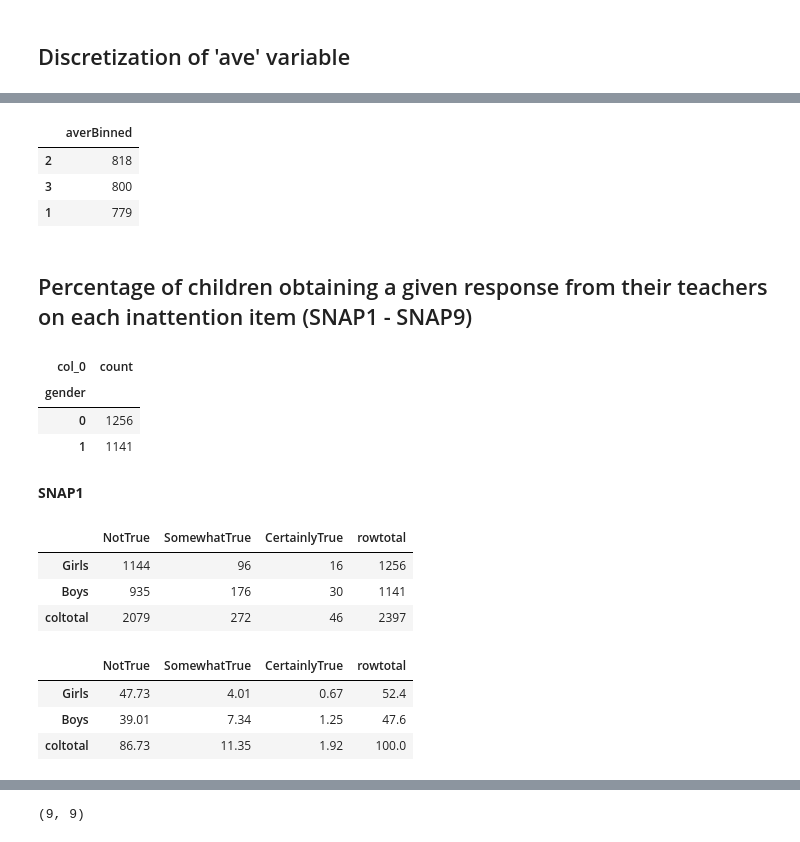
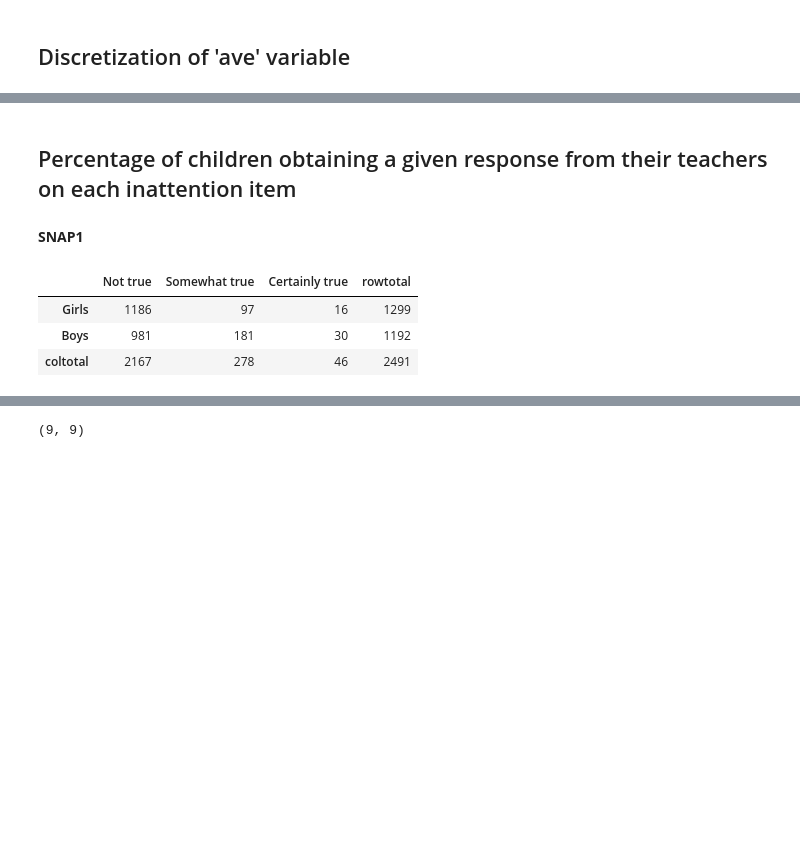
Before and after one commit to arvidl/inattention-populationsample, a Jupyter notebook: notebooks/prediction.ipynb, the cells around one changed output, grey strips where cells are left out. Cells and saved outputs as stored; diff of their text form; code cells hidden in the pictures; blank space fills up the shorter version.

```diff
--- a/notebooks/prediction.ipynb
+++ b/notebooks/prediction.ipynb
@@ -175,0 +274,3 @@ dfD3.head()
+# %%
+df['SNAP1'] = df_no_miss['SNAP_1_1'].map({'stemmer ikke': 0, 'stemmer delvis': 1, 'stemmer helt': 2})
+pd.DataFrame(pd.value_counts(df['SNAP1']))
@@ -175,0 +282,11 @@ dfD3.head()
+# %%
+df['SNAP2'] = df_no_miss['SNAP_1_2'].map({'stemmer ikke': 0, 'stemmer delvis': 1, 'stemmer helt': 2})
+df['SNAP3'] = df_no_miss['SNAP_1_3'].map({'stemmer ikke': 0, 'stemmer delvis': 1, 'stemmer helt': 2})
+df['SNAP4'] = df_no_miss['SNAP_1_4'].map({'stemmer ikke': 0, 'stemmer delvis': 1, 'stemmer helt': 2})
+df['SNAP5'] = df_no_miss['SNAP_1_5'].map({'stemmer ikke': 0, 'stemmer delvis': 1, 'stemmer helt': 2})
+df['SNAP6'] = df_no_miss['SNAP_1_6'].map({'stemmer ikke': 0, 'stemmer delvis': 1, 'stemmer helt': 2})
+df['SNAP7'] = df_no_miss['SNAP_1_7'].map({'stemmer ikke': 0, 'stemmer delvis': 1, 'stemmer helt': 2})
+df['SNAP8'] = df_no_miss['SNAP_1_8'].map({'stemmer ikke': 0, 'stemmer delvis': 1, 'stemmer helt': 2})
+df['SNAP9'] = df_no_miss['SNAP_1_9'].map({'stemmer ikke': 0, 'stemmer delvis': 1, 'stemmer helt': 2})
+df['ave'] = df_no_miss['academic_achievement']
+df.groupby('gender').count()
@@ -184,8 +329,9 @@ Categories (3, interval[float64]): [(0.999, 3.75] < (3.75, 4.429] < (4.429, 5.9]
 # %%
-discr = pd.qcut(dfD3['ave'], 3, labels=["L","M","H"])
+#discr = pd.qcut(df['ave'], 3, labels=["L","M","H"])
+discr = pd.qcut(df['ave'], 3, labels=["0","1","2"])
 
-_df = pd.DataFrame([dfD3['ave'], discr ]).T
+_df = pd.DataFrame([df['ave'], discr ]).T
 _df.columns = ['ave', 'aveBinned']
-dfD3['aveBinned'] = _df['aveBinned']
-_df.head()
+df['aveBinned'] = _df['aveBinned']
+pd.DataFrame(pd.value_counts(df['aveBinned']))
 # %% [output]
@@ -293,0 +376,9 @@ pd.DataFrame(pd.value_counts(dfD['grade']))
+# %%
+fn_csv = '../data/inattention_nomiss_2491x12.csv'
+df['ave'] = ' '
+df.drop('ave', axis=1, inplace=True)
+print(list(df.columns.values))
+print(df.shape)
+df.head()
+
+df.to_csv(fn_csv, encoding='utf-8', sep=',', index=False)
@@ -330,45 +401,17 @@ pd.DataFrame(pd.value_counts(dfD['averBinned']))
-# %%
-averBinnedDict = {'L' : 1, 'M' : 2, 'H' : 3}
-
-dfD['averBinned'] = coding(dfD['averBinned'], averBinnedDict)
-pd.DataFrame(pd.value_counts(dfD['averBinned']))
-# %% [output]
-|  | averBinned |
-| 2 | 818 |
-| 3 | 800 |
-| 1 | 779 |
 # %% [markdown]
-## Percentage of children obtaining a given response from their teachers on each inattention item (SNAP1 - SNAP9)
+## Percentage of children obtaining a given response from their teachers on each inattention item
-# %%
-pd.crosstab(index=dfD["gender"],columns="count")
-# %% [output]
-| col_0 | count |
-| gender |  |
-| 0 | 1256 |
-| 1 | 1141 |
 # %% [markdown]
 **SNAP1**
 # %%
-# w = dfC.copy()
-# w.snap1[w.snap1 == 0] = 'NotTrue'
-
-snap1_freq = pd.crosstab(index=dfD["gender"],columns=dfD["snap1"], margins=True)
-snap1_freq.columns = ["NotTrue", "SomewhatTrue", "CertainlyTrue","rowtotal"]
+snap1_freq = pd.crosstab(index=df["gender"],columns=df["SNAP1"], margins=True)
+snap1_freq.columns = ["Not true", "Somewhat true", "Certainly true","rowtotal"]
 snap1_freq.index= ["Girls","Boys","coltotal"]
 snap1_freq # Include row and column totals
 # %% [output]
-|  | NotTrue | SomewhatTrue | CertainlyTrue | rowtotal |
-| Girls | 1144 | 96 | 16 | 1256 |
-| Boys | 935 | 176 | 30 | 1141 |
-| coltotal | 2079 | 272 | 46 | 2397 |
+|  | Not true | Somewhat true | Certainly true | rowtotal |
+| Girls | 1186 | 97 | 16 | 1299 |
+| Boys | 981 | 181 | 30 | 1192 |
+| coltotal | 2167 | 278 | 46 | 2491 |
-# %%
-df1 = 100*snap1_freq/snap1_freq.loc["coltotal","rowtotal"]
-df1.round(2)
-# %% [output]
-|  | NotTrue | SomewhatTrue | CertainlyTrue | rowtotal |
-| Girls | 47.73 | 4.01 | 0.67 | 52.4 |
-| Boys | 39.01 | 7.34 | 1.25 | 47.6 |
-| coltotal | 86.73 | 11.35 | 1.92 | 100.0 |
 # %%
 df1 = 100*snap1_freq.div(snap1_freq["rowtotal"],axis=0)
 df1.round(2)
```
Also changed, not shown: parts of 102 cells of this notebook, 5 other files.
